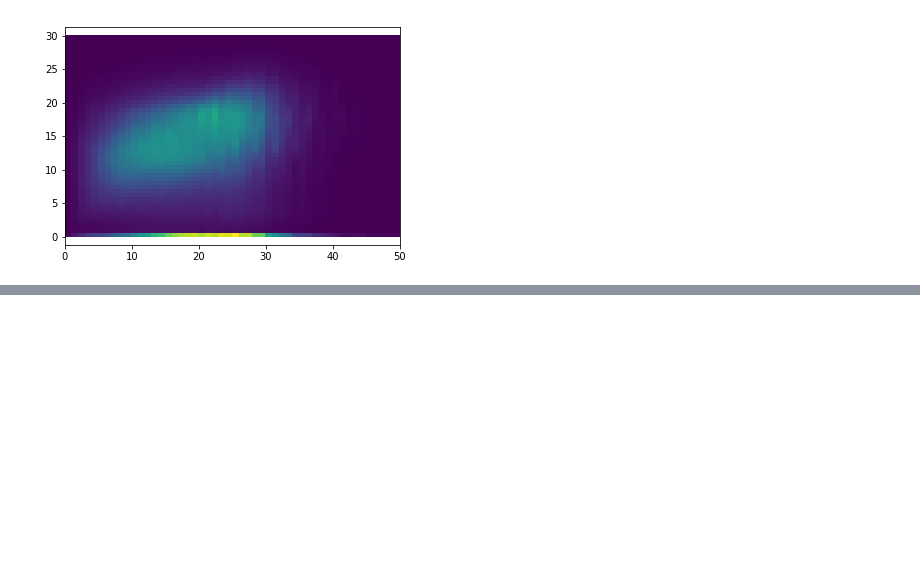
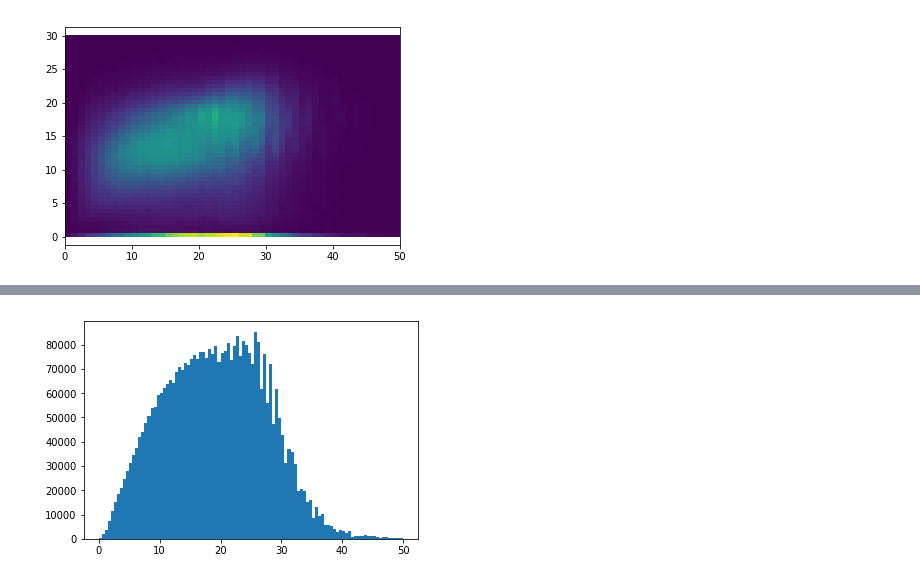
Before and after one commit to gingertom/buses, a Jupyter notebook: Data Exploration/GPS-speed/GPS-speed.ipynb, the cells around one changed output, grey strips where cells are left out. Cells and saved outputs as stored; diff of their text form; code cells hidden in the pictures; blank space fills up the shorter version.

```diff
--- a/Data Exploration/GPS-speed/GPS-speed.ipynb
+++ b/Data Exploration/GPS-speed/GPS-speed.ipynb
@@ -1574,3 +1380,7 @@ plt.show()
+# %%
+plt.hist(se['speed_mph'], bins=100, range=(0,50));
+# %% [output]
+[figure, added]
 # %%
 plt.hist(test_y, bins=100, label="pred", density=True, range=(-10,100));
 plt.hist(se['speed_mph'][int(len(se)*test_fraction):], bins=100, label="truth", alpha=0.5, density=True, range=(-10,100));
```
Also changed, not shown: parts of 46 cells of this notebook, 1 other file.
